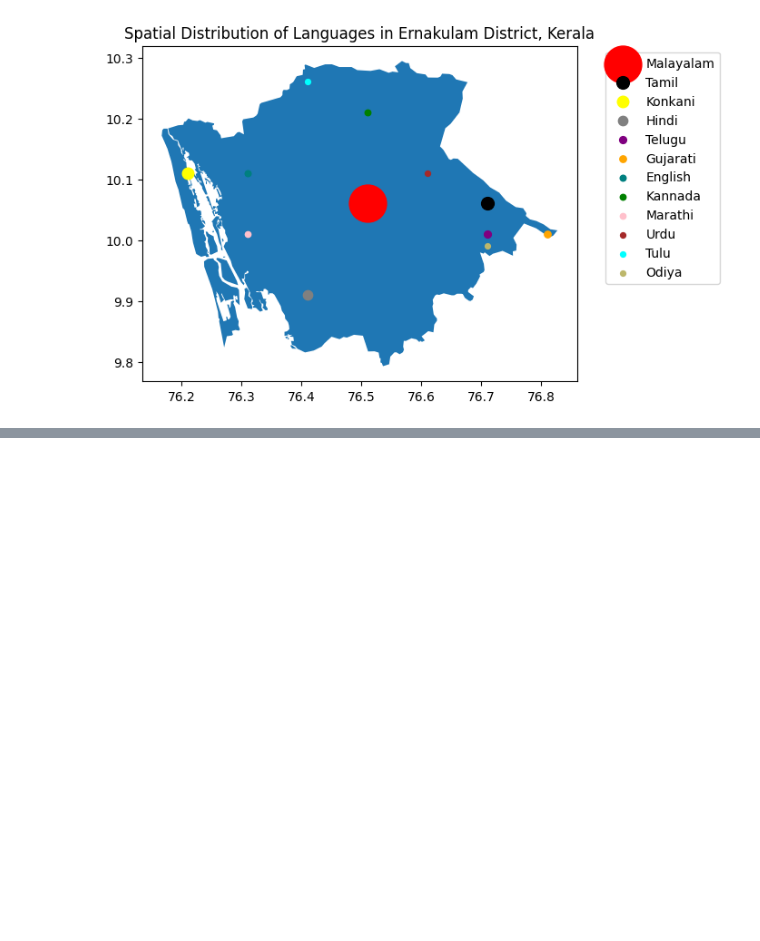
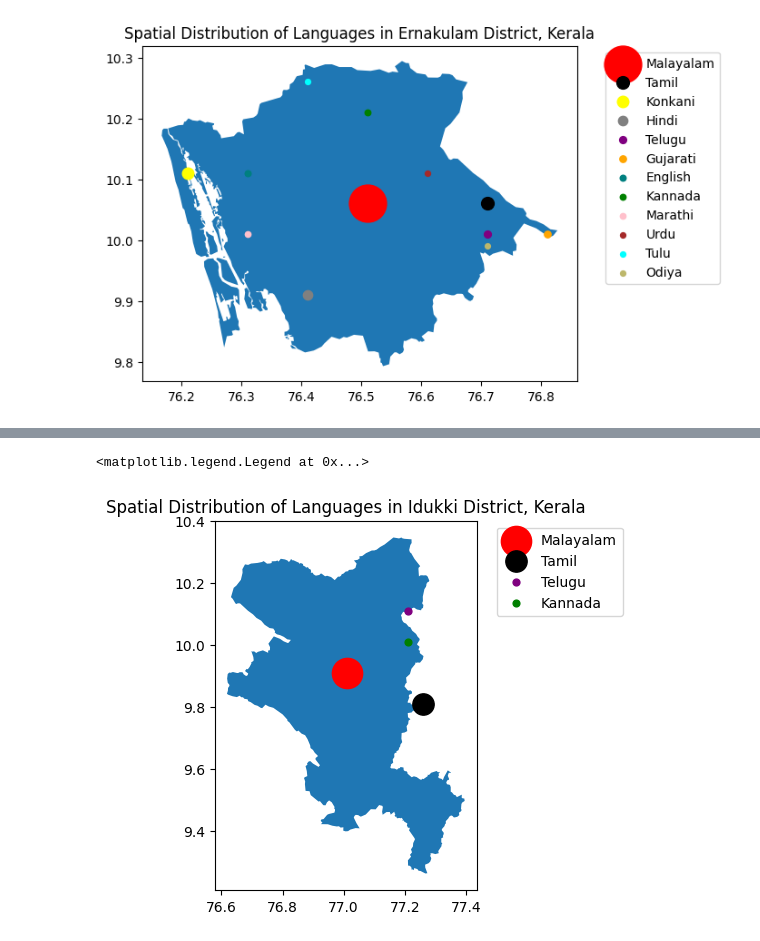
Before and after one commit to squishridyvi/Geographical-Distribution-Mapping-of-Dravidian-Languages-, a Jupyter notebook: Geographical Distribution of Dravidian Languages.ipynb, the cells around one changed output, grey strips where cells are left out. Saved outputs shown, nothing was run; the diff lists cells and outputs as text; code cells hidden in the pictures; blank space fills up the shorter version.

```diff
--- a/Geographical Distribution of Dravidian Languages.ipynb
+++ b/Geographical Distribution of Dravidian Languages.ipynb
@@ -808,0 +822,3 @@ ax.legend(bbox_to_anchor=(1.05, 1))
+# %%
+df_idukki = pd.read_csv("idukki_district_mapping.csv")
+df_idukki
@@ -808,0 +831,20 @@ ax.legend(bbox_to_anchor=(1.05, 1))
+# %%
+### gotta scale dots by size (speaker population) -- possibly non-linearly
+fig, ax = plt.subplots()
+
+## taking the geodataframe and putting it on the axes
+idukki.plot(ax=ax)
+
+
+## using for loop to plot each language in the district
+for index, row in df_idukki.iterrows():
+    lang = row["language"]
+    color = color_map[lang]
+    ax.scatter(row["longitude"] + .01, row["latitude"] +.01, s=np.sqrt(row["speakers"])  * .5, color=color, label=lang)
+
+ax.set_title("Spatial Distribution of Languages in Idukki District, Kerala", fontsize=12)
+
+ax.legend(bbox_to_anchor=(1.05, 1))
+# %% [output]
+<matplotlib.legend.Legend at 0x...>
+[figure, added]
```
Also changed, not shown: parts of 4 cells of this notebook.
